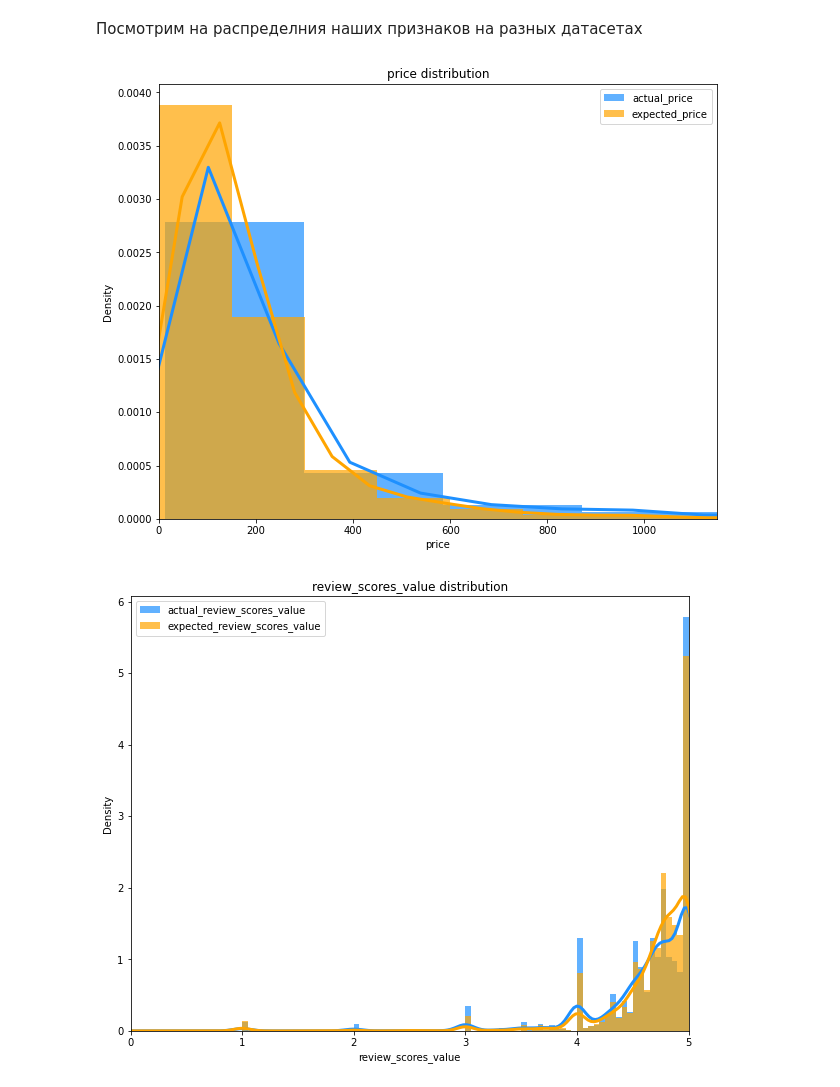
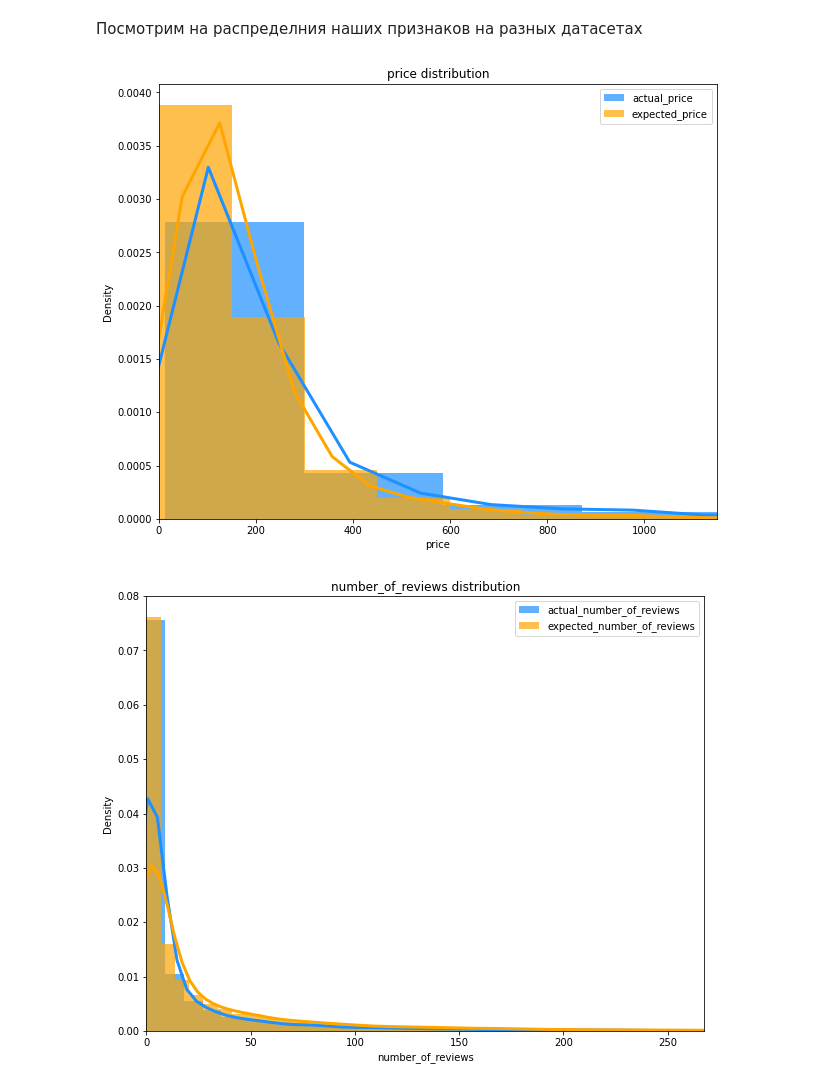
Before and after one commit to AlexGrunt/MLValidation, a Jupyter notebook: examples/data_drift_detection_example.ipynb, the cells around one changed output. Cells and saved outputs as stored; diff of their text form; code cells hidden in the pictures.

Commit message:
feature in data drift detection example changed

```diff
--- a/examples/data_drift_detection_example.ipynb
+++ b/examples/data_drift_detection_example.ipynb
@@ -129,0 +160,13 @@ Did not meet early stopping. Best iteration is:
+# %%
+feats = [
+         "number_of_reviews",
+         "price",
+]
+
+cat_feats = []
+
+
+melb = melb[feats]
+sydney = sydney[feats]
+
+clf, feature_imp = adv_val(melb, sydney, feats, cat_feats)
@@ -219,5 +275,28 @@ sydney_sdf = spark.createDataFrame(sydney)
+# %%
+schema = StructType([
+    StructField("number_of_reviews", IntegerType(),True),
+    StructField("minimum_nights", IntegerType(),True),
+    StructField("license",StringType(),True),
+    StructField("price", IntegerType(), True),
+    StructField("neighbourhood", StringType(), True),
+  ])
+
+melb_sdf = spark.createDataFrame(melb, schema)
+sydney_sdf = spark.createDataFrame(sydney, schema)
 # %%
 for feat in feats:
+  if feat in cat_feats:
+    psi_val, joined_df = psi_categorical(
+          actual=sydney_sdf,
+          expected=melb_sdf,
+          column=feat,
+          eps=0.01
+      )
+
+    print(f'For feat {feat} categorical psi = {psi_val}')
+    joined_df.show(10, False)
+    continue
+
   psi_val, joined_df = psi(
       actual=sydney_sdf,
       expected=melb_sdf,
@@ -226,5 +305,5 @@ for feat in feats:
   )
 
   print(f'For feat {feat} psi = {psi_val}')
-  joined_df.show(20, False)
+  joined_df.show(10, False)
 # %% [output]
@@ -316,11 +363,11 @@ def plot_pairwise_dist_plot(df_1, df_1_name, df_2, df_2_name, col_name, xlim=Non
     plt.legend()
     plt.show()
 # %%
-for feat in ['price', 'review_scores_value']:
+for feat in ['price', 'number_of_reviews']:
   xlim_t = np.quantile(melb.fillna(0)[feat], 0.99)
   plot_pairwise_dist_plot(sydney, 'actual', melb, 'expected', feat, [0, xlim_t])
 # %% [output]
 [figure]
-[figure, old version]
+[figure, new version]
 # %%
 spark.stop()
```
Also changed, not shown: parts of 19 cells of this notebook.
